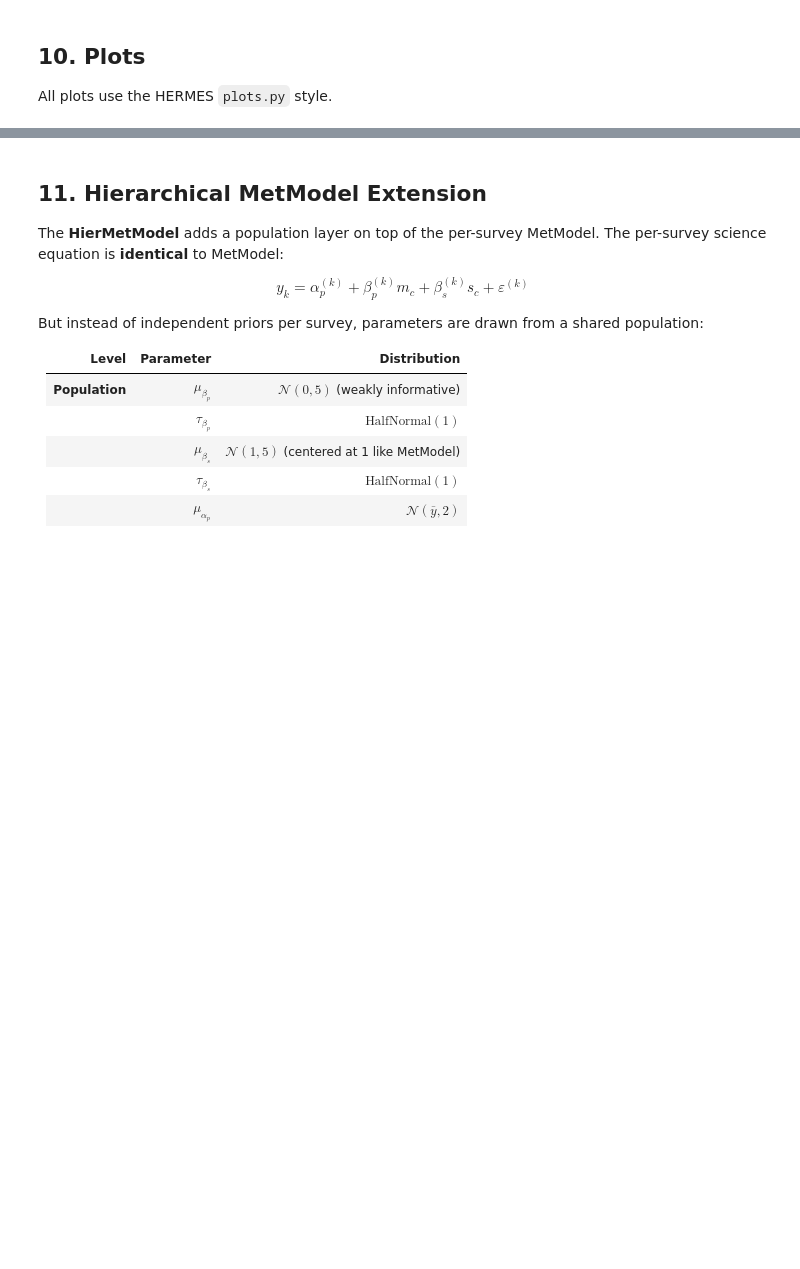
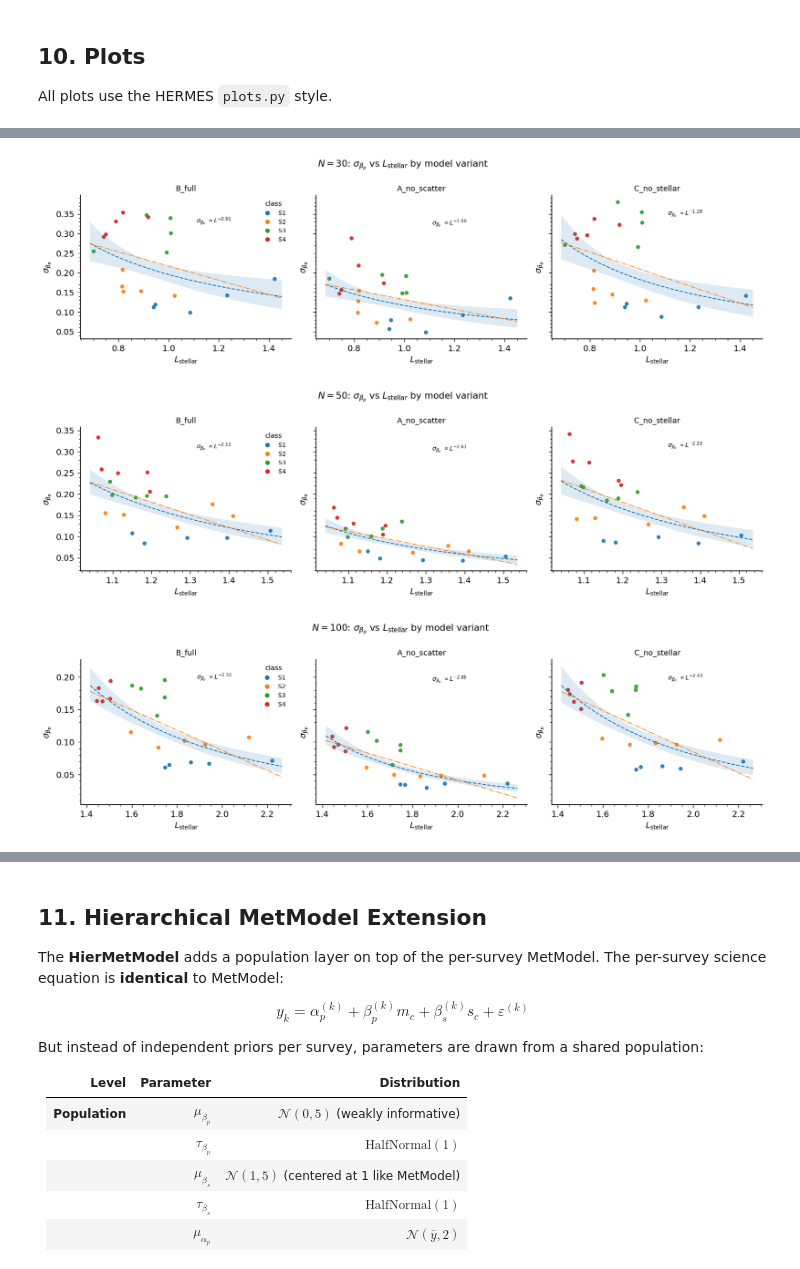
Before and after one commit to wasnaqvi/HERMES, a Jupyter notebook: dataset/HERMES_Extended_MetModel.ipynb, the cells around one changed output, grey strips where cells are left out. Cells and saved outputs as stored; diff of their text form; code cells hidden in the pictures; blank space fills up the shorter version.

Commit message:
Getting results

```diff
--- a/dataset/HERMES_Extended_MetModel.ipynb
+++ b/dataset/HERMES_Extended_MetModel.ipynb
@@ -34,14 +36,6 @@ print('JAX devices:', jax.devices())
 # %% [markdown]
 ## 1. Load Data
 Upload `hermes_synthetic_data_0.2.0.csv`.
-# %%
-from google.colab import files
-print('Upload hermes_synthetic_data_0.2.0.csv')
-uploaded = files.upload()
-filename = list(uploaded.keys())[0]
-raw_df = pd.read_csv(filename)
-print(f'Loaded {len(raw_df)} rows, columns: {list(raw_df.columns)}')
-raw_df.head()
 # %% [markdown]
 ## 2. Configuration
 Edit these toggles to control the experiment.
@@ -49,12 +43,12 @@ Edit these toggles to control the experiment.
 # ==================== USER CONFIGURATION ====================
 
 # MCMC seeds to iterate over (more seeds = better diversity estimate)
-MCMC_SEEDS = [321, 42]
+MCMC_SEEDS = [321, 42, 123, 999, 2024]
 
 # Survey design
 SURVEY_SEED = 42          # fixed seed for survey sampling
 N_GRID = [30, 50, 100]    # sample sizes
-N_REPS = 5                # surveys per (class, N) combination
+N_REPS = 10                # surveys per (class, N) combination
 
 # MCMC settings (keep low for Colab speed; increase for production)
 DRAWS = 500
@@ -291,3 +295,5 @@ print('Fitting infrastructure ready.')
+# %%
+raw_df = pd.read_csv('hermes_synthetic_data_0.2.0.csv')
 # %% [markdown]
 ## 6. Run Experiments
 Build surveys once, then fit every (model, seed) combination.
@@ -745,3 +835,32 @@ for N0 in sorted(df_results['N'].unique()):
+# %%
+# Plot sigma(beta_p) vs L_stellar for each model variant (fixed-N panels)
+
+for N0 in sorted(df_results['N'].unique()):
+    sub = df_results[(df_results['N'] == N0) & (df_results['seed'] == seed0)]
+    if len(sub) < 3:
+        continue
+
+    fig, axes = plt.subplots(1, n_models, figsize=(4.5*n_models, 4), sharey=True)
+    if n_models == 1:
+        axes = [axes]
+    fig.suptitle(rf'$N={N0}$: $\sigma_{{\beta_p}}$ vs $L_{{\mathrm{{stellar}}}}$ by model variant', fontsize=12)
+
+    for ax, mn in zip(axes, model_names):
+        msub = sub[sub['model'] == mn]
+        if msub.empty:
+            ax.set_title(mn)
+            continue
+        labels = msub['class_label'].to_numpy(str)
+        scatter_fits(ax, msub['L_stellar'].values, msub['beta_p_sd'].values,
+                     labels, r'$\sigma_{\beta_p}$', r'$L_{\mathrm{stellar}}$')
+        ax.set_title(mn, fontsize=10)
+    add_legend(axes[0], sub)
+    fig.tight_layout()
+    plt.show()
+# %% [output]
+[figure, added]
+[figure, added]
+[figure, added]
 # %%
 # Posterior mean intrinsic scatter vs leverage (matching HERMES scatter plot)
 df_sc = df_results[(df_results['model'] == PRIMARY) &
```
Also changed, not shown: parts of 23 cells of this notebook, 1 other file.
